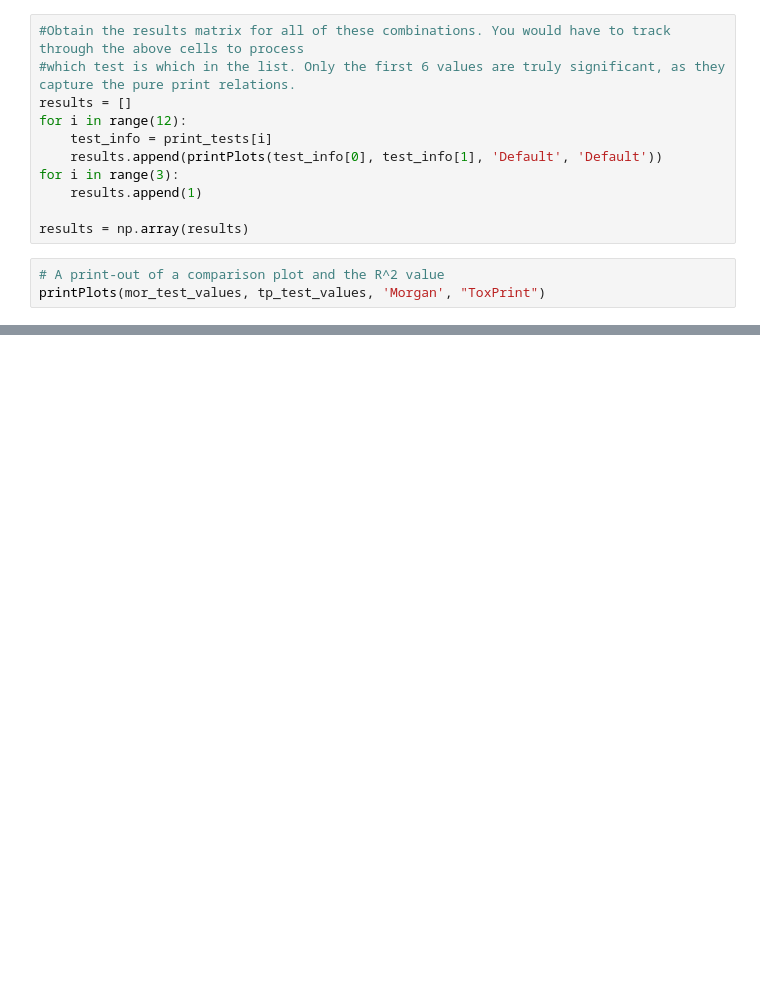
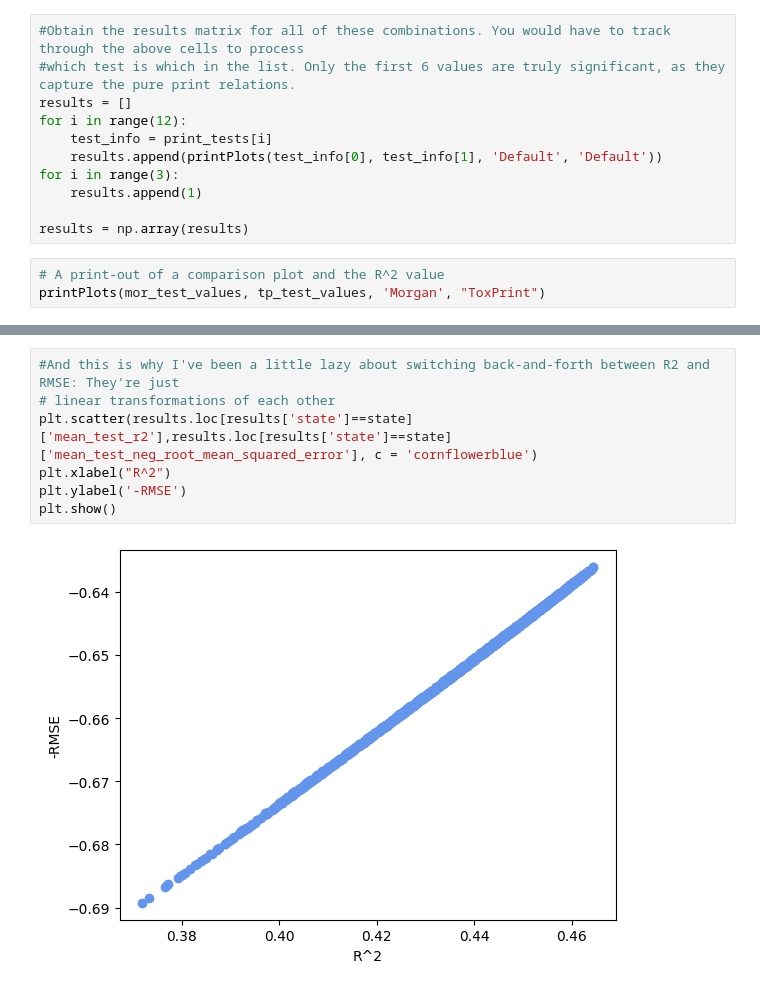
Before and after one commit to patlewig/genra-hybrid, a Jupyter notebook: notebooks/manuscript_companion.ipynb, the cells around one changed output, grey strips where cells are left out. Drawn from its saved outputs; the diff is of its cells as text; blank space fills up the shorter version.

```diff
--- a/notebooks/manuscript_companion.ipynb
+++ b/notebooks/manuscript_companion.ipynb
@@ -2124,0 +2242,9 @@ printPlots(mor_test_values, tp_test_values, 'Morgan', "ToxPrint")
+# %%
+#And this is why I've been a little lazy about switching back-and-forth between R2 and RMSE: They're just
+# linear transformations of each other
+plt.scatter(results.loc[results['state']==state]['mean_test_r2'],results.loc[results['state']==state]['mean_test_neg_root_mean_squared_error'], c = 'cornflowerblue')
+plt.xlabel("R^2")
+plt.ylabel('-RMSE')
+plt.show()
+# %% [output]
+[figure, added]
```
Also changed, not shown: parts of 12 cells of this notebook.
